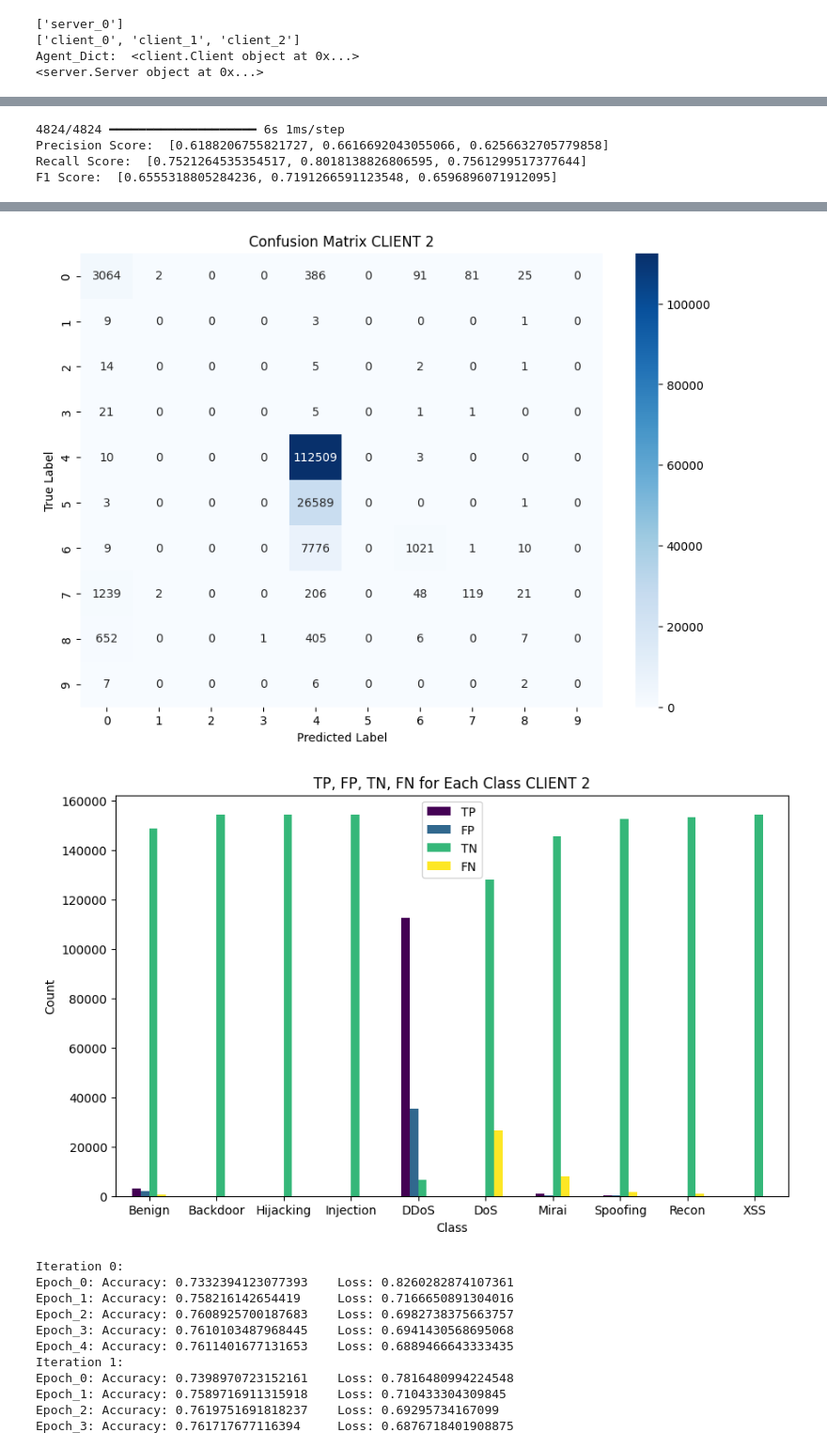
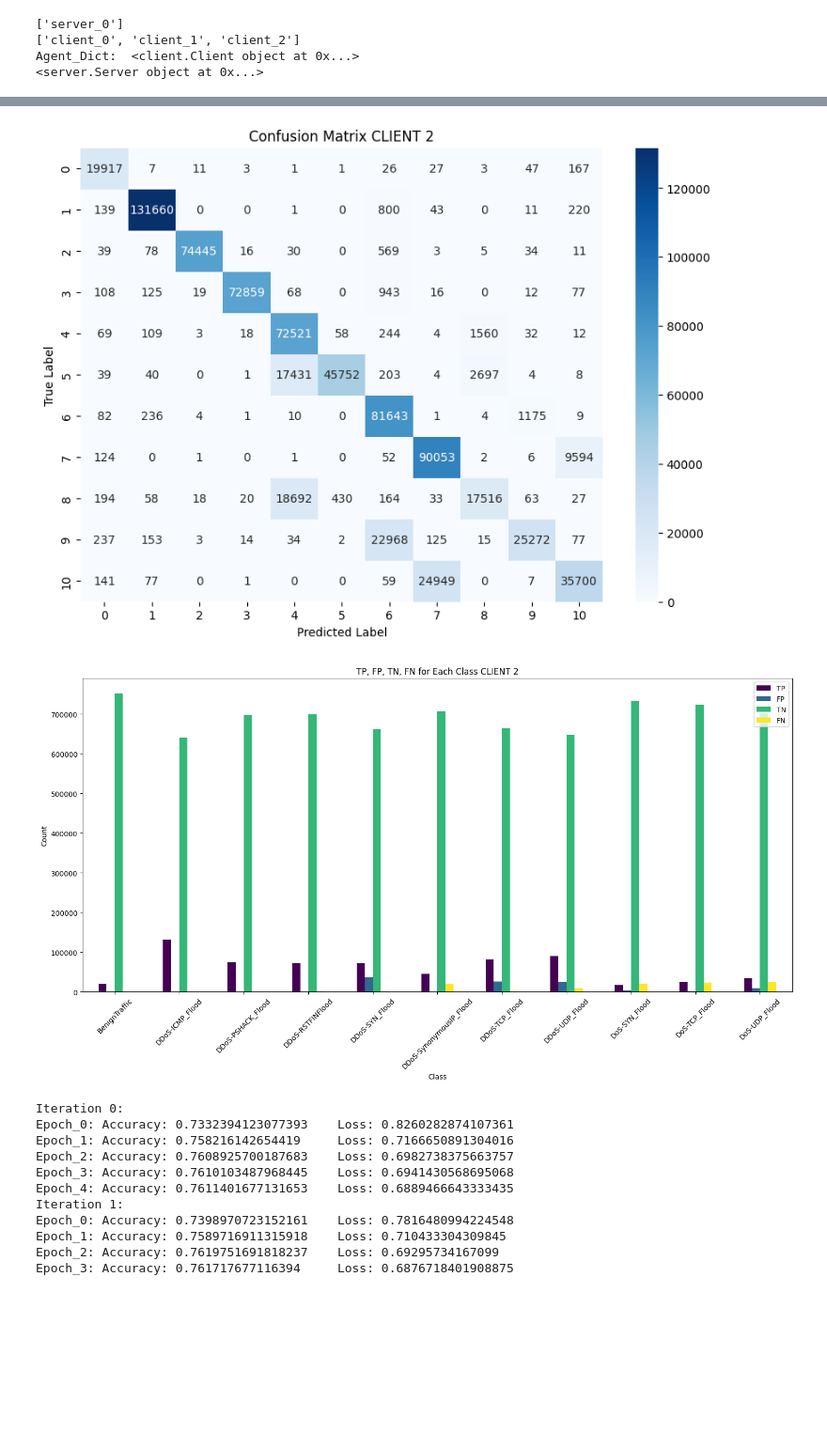
Before and after one commit to VoNhtHoang/Enhancing-Privacy-Preservation-of-Federated-Learning-for-IDS, a Jupyter notebook: CNN_Init_FL_simulation.ipynb, the cells around one changed output, grey strips where cells are left out. Shown at 94% size. Saved outputs shown, nothing was run; the diff lists cells and outputs as text; code cells hidden in the pictures; blank space fills up the shorter version.

```diff
--- a/CNN_Init_FL_simulation.ipynb
+++ b/CNN_Init_FL_simulation.ipynb
@@ -221,8 +222,8 @@ print(X_tests['client_2'])
 # %%
-tempdirs = ["D:/DoAnChuyenNganh_Train/client_0_log/22h08p__25-03-2025/", "D:/DoAnChuyenNganh_Train/client_1_log/22h08p__25-03-2025/",  "D:/DoAnChuyenNganh_Train/client_2_log/22h08p__25-03-2025/"]
+tempdirs = ["D:/DoAnChuyenNganh_Train/client_0_log/11h18p__02-04-2025/", "D:/DoAnChuyenNganh_Train/client_1_log/11h18p__02-04-2025/",  "D:/DoAnChuyenNganh_Train/client_2_log/11h18p__02-04-2025/"]
 
 
-model_names =["model_1.h5", "model_2.h5", "model_3.h5"]
+model_names =["model_1.h5", "model_2.h5", "model_3.h5", "model_4.h5"]
 models = {}
 
 for i, client_name in enumerate(active_clients_list):
@@ -250,7 +254,7 @@ precisions = []
 recalls = []
 f1s = []
 
-Iterations = ['Iteration 1', 'Iteration 2', 'Iteration 3']
+Iterations = ['Iteration 1', 'Iteration 2', 'Iteration 3', 'Iteration 4']
 for index in range(len(Iterations)):
     y_pred_prob = models['client_0'][index].predict(X_tests['client_0'])
     y_pred = y_pred_prob.argmax(axis=1)
@@ -288,14 +292,14 @@ sns.heatmap(cm, annot=True, fmt="d", cmap="Blues", xticklabels=range(cm.shape[0]
 # Thêm nhãn
 plt.xlabel("Predicted Label")
 plt.ylabel("True Label")
-plt.title("Confusion Matrix CLIENT 1")
+plt.title("Confusion Matrix CLIENT 0")
 
 # Hiển thị
 plt.show()
 
 
-attack_types =["Benign", "Backdoor", "Hijacking", "Injection", "DDoS",  "DoS",
-                            "Mirai", "Spoofing", "Recon", "XSS"]
+attack_types = ['BenignTraffic', 'DDoS-ICMP_Flood', 'DDoS-PSHACK_Flood', 'DDoS-RSTFINFlood', 'DDoS-SYN_Flood',
+                   'DDoS-SynonymousIP_Flood', 'DDoS-TCP_Flood', 'DDoS-UDP_Flood', 'DoS-SYN_Flood', 'DoS-TCP_Flood', 'DoS-UDP_Flood']
 metrics = []
 
 # Số lượng lớp (10 lớp)
@@ -314,13 +318,13 @@ for i in range(num_classes):
 df_metrics = pd.DataFrame(metrics, columns=["Attack_Types", "TP", "FP", "TN", "FN"])
 
 # Vẽ biểu đồ
-df_metrics.set_index("Attack_Types").plot(kind="bar", figsize=(10, 6), colormap="viridis")
+df_metrics.set_index("Attack_Types").plot(kind="bar", figsize=(18, 8), colormap="viridis")
 
 # Thêm nhãn
 plt.xlabel("Class")
 plt.ylabel("Count")
 plt.title("TP, FP, TN, FN for Each Class CLIENT 0")
-plt.xticks(rotation=0)
+plt.xticks(rotation=45)
 plt.legend(["TP", "FP", "TN", "FN"])
 
 # Hiển thị
@@ -342,7 +346,7 @@ precisions = []
 recalls = []
 f1s = []
 y_pred = []
-Iterations = ['Iteration 1', 'Iteration 2', 'Iteration 3']
+Iterations = ['Iteration 1', 'Iteration 2', 'Iteration 3', 'Iteration 4']
 for index in range(len(Iterations)):
     y_pred_prob = models['client_1'][index].predict(X_tests['client_1'])
 
@@ -389,8 +393,8 @@ plt.title("Confusion Matrix CLIENT 1")
 plt.show()
 
 
-attack_types =["Benign", "Backdoor", "Hijacking", "Injection", "DDoS",  "DoS",
-                            "Mirai", "Spoofing", "Recon", "XSS"]
+attack_types =['BenignTraffic', 'DDoS-ICMP_Flood', 'DDoS-PSHACK_Flood', 'DDoS-RSTFINFlood', 'DDoS-SYN_Flood',
+                   'DDoS-SynonymousIP_Flood', 'DDoS-TCP_Flood', 'DDoS-UDP_Flood', 'DoS-SYN_Flood', 'DoS-TCP_Flood', 'DoS-UDP_Flood']
 metrics = []
 
 # Số lượng lớp (10 lớp)
@@ -409,13 +413,13 @@ for i in range(num_classes):
 df_metrics = pd.DataFrame(metrics, columns=["Attack_Types", "TP", "FP", "TN", "FN"])
 
 # Vẽ biểu đồ
-df_metrics.set_index("Attack_Types").plot(kind="bar", figsize=(10, 6), colormap="viridis")
+df_metrics.set_index("Attack_Types").plot(kind="bar", figsize=(18, 8), colormap="viridis")
 
 # Thêm nhãn
 plt.xlabel("Class")
 plt.ylabel("Count")
 plt.title("TP, FP, TN, FN for Each Class CLIENT 1")
-plt.xticks(rotation=0)
+plt.xticks(rotation=45)
 plt.legend(["TP", "FP", "TN", "FN"])
 
 # Hiển thị
@@ -440,7 +443,7 @@ precisions = []
 recalls = []
 f1s = []
 y_pred = []
-Iterations = ['Iteration 1', 'Iteration 2', 'Iteration 3']
+Iterations = ['Iteration 1', 'Iteration 2', 'Iteration 3', 'Iteration 4']
 for index in range(len(Iterations)):
     y_pred_prob = models['client_2'][index].predict(X_tests['client_2'])
 
@@ -488,8 +491,8 @@ plt.show()
 
 
 #
-attack_types =["Benign", "Backdoor", "Hijacking", "Injection", "DDoS",  "DoS",
-                            "Mirai", "Spoofing", "Recon", "XSS"]
+attack_types =['BenignTraffic', 'DDoS-ICMP_Flood', 'DDoS-PSHACK_Flood', 'DDoS-RSTFINFlood', 'DDoS-SYN_Flood',
+                   'DDoS-SynonymousIP_Flood', 'DDoS-TCP_Flood', 'DDoS-UDP_Flood', 'DoS-SYN_Flood', 'DoS-TCP_Flood', 'DoS-UDP_Flood']
 metrics = []
 num_classes = len(attack_types)
 
@@ -506,13 +509,13 @@ for i in range(num_classes):
 df_metrics = pd.DataFrame(metrics, columns=["Attack_Types", "TP", "FP", "TN", "FN"])
 
 # Vẽ biểu đồ
-df_metrics.set_index("Attack_Types").plot(kind="bar", figsize=(10, 6), colormap="viridis")
+df_metrics.set_index("Attack_Types").plot(kind="bar", figsize=(18, 8), colormap="viridis")
 
 # Thêm nhãn
 plt.xlabel("Class")
 plt.ylabel("Count")
 plt.title("TP, FP, TN, FN for Each Class CLIENT 2")
-plt.xticks(rotation=0)
+plt.xticks(rotation=45)
 plt.legend(["TP", "FP", "TN", "FN"])
 
 # Hiển thị
@@ -525,4 +530,0 @@ plt.show()
-4824/4824 ━━━━━━━━━━━━━━━━━━━━ 6s 1ms/step
-Precision Score:  [0.6188206755821727, 0.6616692043055066, 0.6256632705779858]
-Recall Score:  [0.7521264535354517, 0.8018138826806595, 0.7561299517377644]
-F1 Score:  [0.6555318805284236, 0.7191266591123548, 0.6596896071912095]
@@ -530,5 +532,5 @@ F1 Score:  [0.6555318805284236, 0.7191266591123548, 0.6596896071912095]
-[figure, old version]
+[figure, new version]
-[figure, old version]
+[figure, new version]
 # %%
 # Client_0
 import matplotlib.pyplot as plt
```
Also changed, not shown: parts of 9 cells of this notebook, 4 other files.
